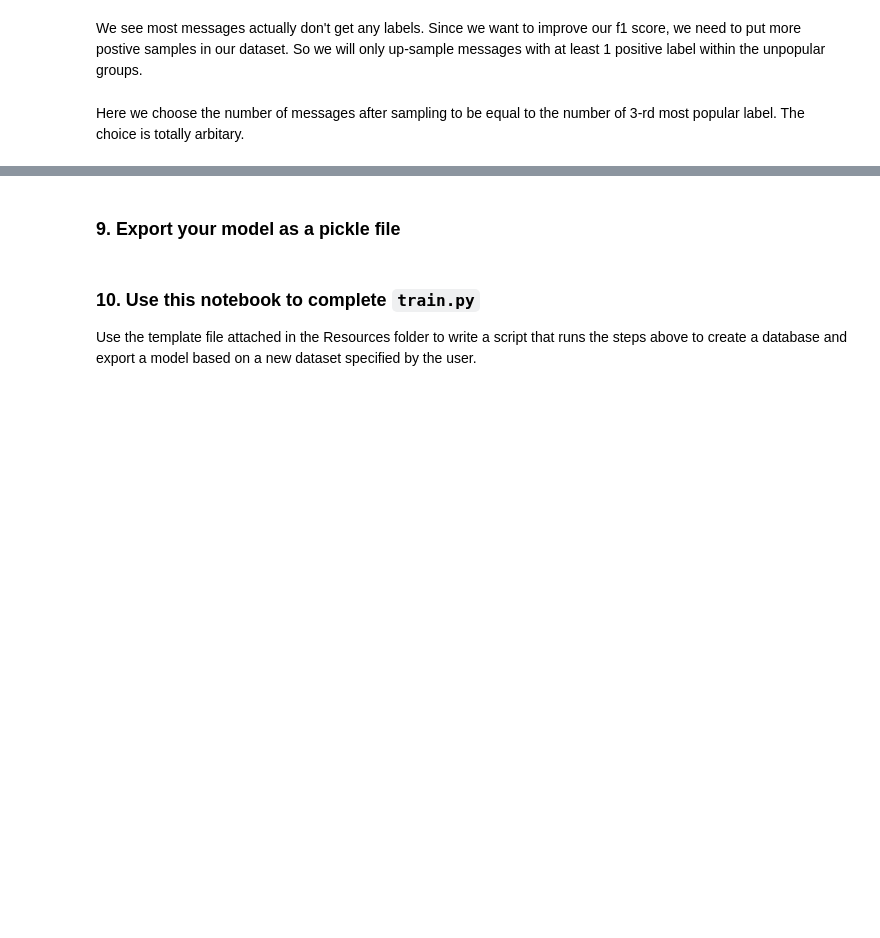
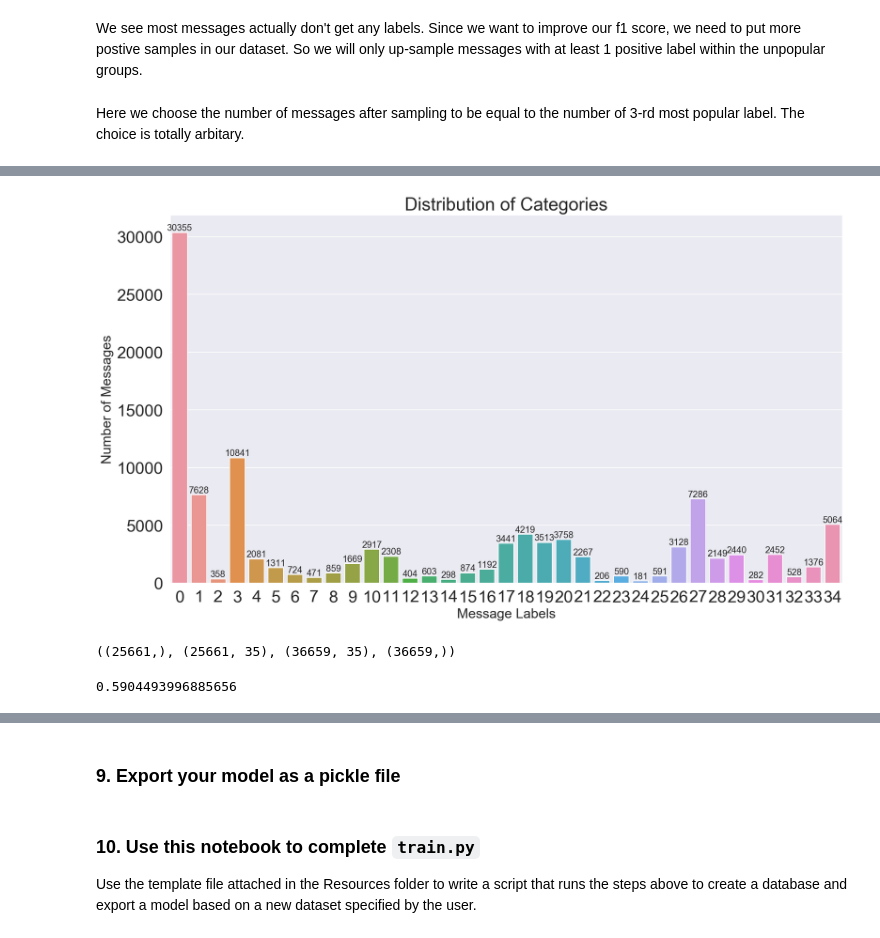
Before and after one commit to suebatista/Disaster-Response-Pipeline-Udacity, a Jupyter notebook: ML Pipeline Preparation.ipynb, the cells around one changed output, grey strips where cells are left out. Saved outputs shown, nothing was run; the diff lists cells and outputs as text; code cells hidden in the pictures; blank space fills up the shorter version.

```diff
--- a/ML Pipeline Preparation.ipynb
+++ b/ML Pipeline Preparation.ipynb
@@ -341,0 +318,25 @@ The d
+# %%
+cats = list(range(categories_sampled.shape[1])) # replace the name of categories into numbers
+counts = categories_sampled.sum().values
+sns.set(font_scale = 2)
+plt.figure(figsize=(16,9))
+ax= sns.barplot(cats, counts)
+plt.title("Distribution of Categories", fontsize=24)
+plt.ylabel('Number of Messages', fontsize=18)
+plt.xlabel('Message Labels', fontsize=18)
+#adding the text labels
+rects = ax.patches
+for rect, count in zip(rects, counts):
+    height = rect.get_height()
+    ax.text(rect.get_x() + rect.get_width()/2, height + 5, count, ha='center', va='bottom', fontsize=12)
+plt.show()
+# %% [output]
+[figure, added]
+# %%
+from sklearn.model_selection import train_test_split
+categories = df.drop(columns = ['id', 'message', 'original', 'genre'])
+x, y = df_sampled['message'].to_numpy(), categories_sampled.to_numpy()
+x_train, x_test, y_train, y_test = train_test_split(x, y, test_size=0.3, shuffle = True, random_state=0)
+x_train.shape, y_train.shape, y.shape, x.shape
+# %% [output]
+((25661,), (25661, 35), (36659, 35), (36659,))
@@ -341,0 +374,7 @@ The d
+# %%
+pipe.fit(x_train, y_train)
+y_pred = pipe.predict(x_test)
+ovr_jaccard_score = jaccard_score(y_test, y_pred, average='samples')
+ovr_jaccard_score
+# %% [output]
+0.5904493996885656
```
Also changed, not shown: parts of 23 cells of this notebook.
